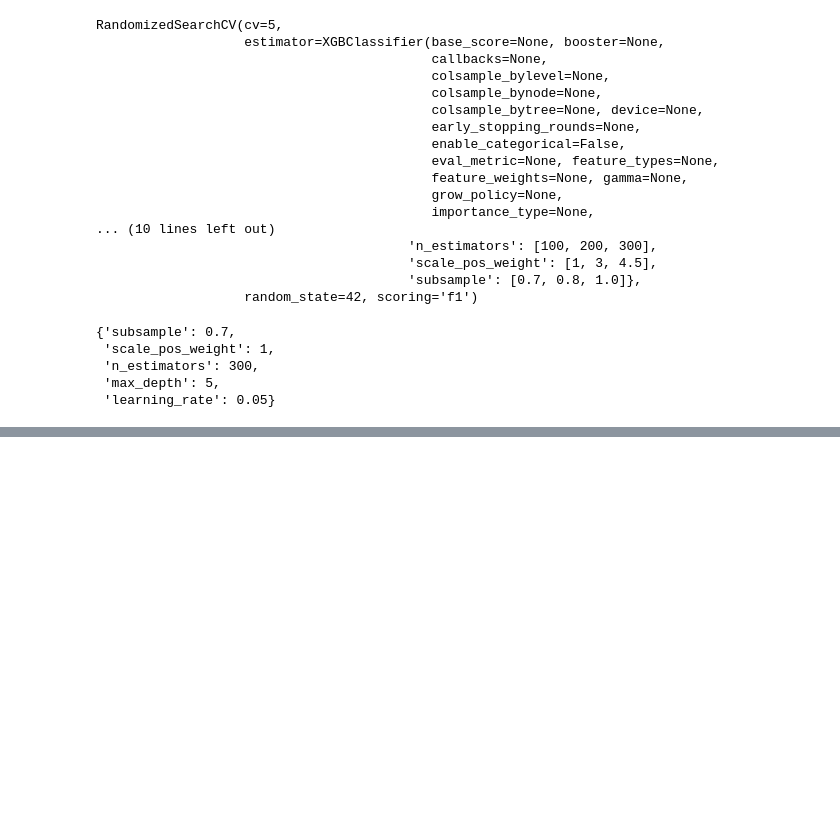
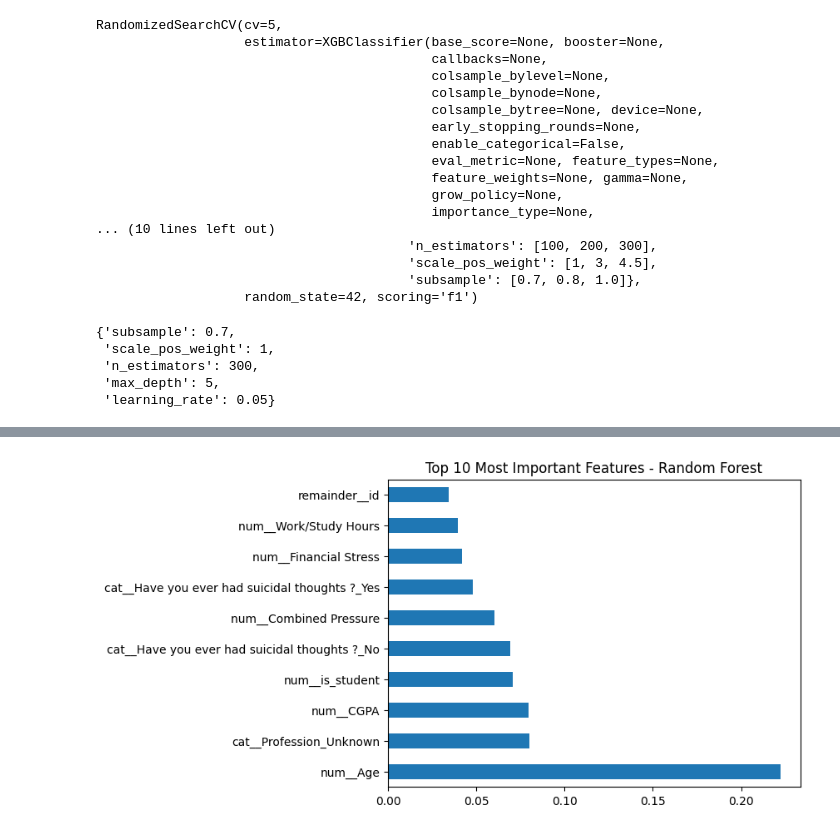
Before and after one commit to viragdiana/Exploring-Mental-Health-Data, a Jupyter notebook: Predicting Mental Health - Preprocessing.ipynb, the cells around one changed output, grey strips where cells are left out. Cells and saved outputs as stored; diff of their text form; code cells hidden in the pictures; blank space fills up the shorter version.

```diff
--- a/Predicting Mental Health - Preprocessing.ipynb
+++ b/Predicting Mental Health - Preprocessing.ipynb
@@ -488,0 +623,9 @@ plt.show()
+# %%
+X_test_final = preprocessor.transform(X_test)
+
+# Initialize and Fit
+rf_model = RandomForestClassifier(n_estimators=100, class_weight='balanced', random_state=42)
+rf_model.fit(X_train_processed, y_train)
+
+# Predict on test set
+rf_predictions = rf_model.predict(X_test_final)
@@ -488,0 +653,18 @@ plt.show()
+# %%
+import matplotlib.pyplot as plt
+
+# 1. Get the scores from your
+# trained model
+importances = rf_model.feature_importances_
+
+# 2. Get the feature names from your preprocessor
+# This is important because OneHotEncoding creates many new columns
+feature_names = preprocessor.get_feature_names_out()
+
+# 3. Plot the top 10 most important features
+feat_importances = pd.Series(importances, index=feature_names)
+feat_importances.nlargest(10).plot(kind='barh')
+plt.title("Top 10 Most Important Features - Random Forest")
+plt.show()
+# %% [output]
+[figure, added]
```
Also changed, not shown: parts of 27 cells of this notebook.
